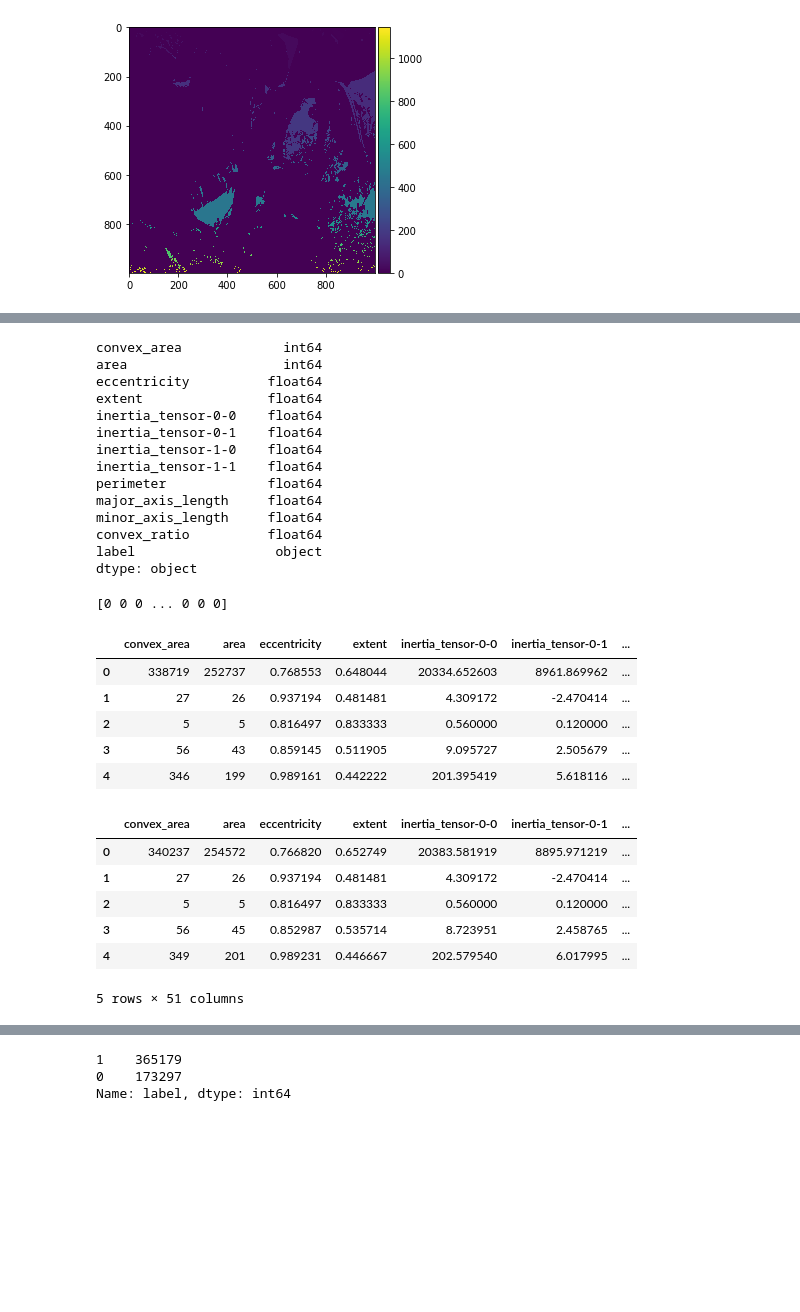
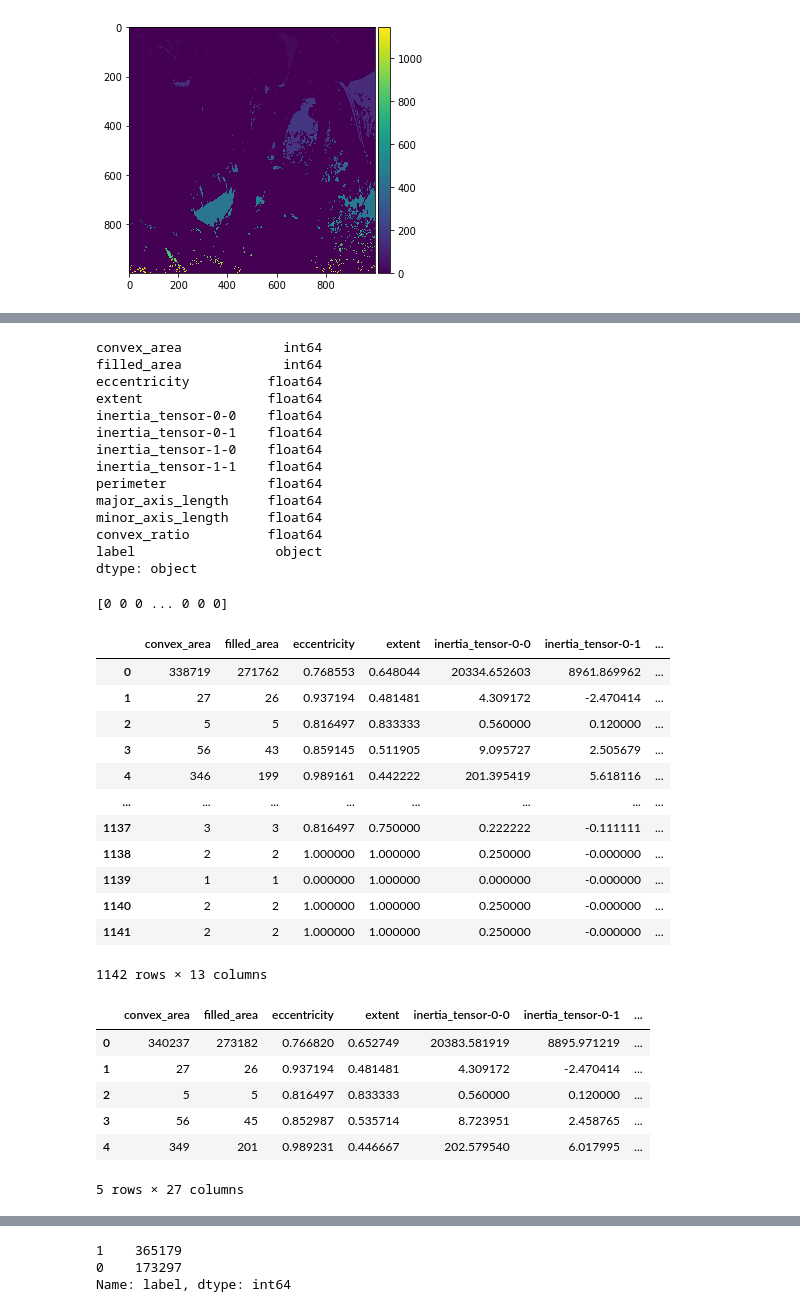
Before and after one commit to joshuabusinge/BananaVsCasava, a Jupyter notebook: CropDetectionV2.ipynb, the cells around one changed output, grey strips where cells are left out. Drawn from its saved outputs; the diff is of its cells as text; code cells hidden in the pictures; blank space fills up the shorter version.

```diff
--- a/CropDetectionV2.ipynb
+++ b/CropDetectionV2.ipynb
@@ -60,13 +60,13 @@ imshow(label_img)
 [figure]
 # %%
 table = pd.DataFrame(regionprops_table(label_img, image,
-                                       ['convex_area', 'area',
+                                       ['convex_area','filled_area',
                                         'eccentricity', 'extent',
                                         'inertia_tensor','perimeter',
                                         'major_axis_length',
                                         'minor_axis_length']))
 
-table['convex_ratio'] = table['area']/table['convex_area']
+table['convex_ratio'] = table['filled_area']/table['convex_area']
 table['label'] = image_path[0]
-table.head()
+table
 # %% [output]
@@ -80,7 +93,7 @@ table.head()
 table.dtypes
 # %% [output]
 convex_area             int64
-area                    int64
+filled_area             int64
 eccentricity          float64
 extent                float64
 inertia_tensor-0-0    float64
@@ -96,21 +109,28 @@ dtype: object
 # %%
 #Encoding categorical data values (
 from sklearn.preprocessing import LabelEncoder
 labelencoder_Y = LabelEncoder()
 #print (table.iloc[:,-1])
 table.iloc[:,-1]= labelencoder_Y.fit_transform(table.iloc[:,-1].values)
 
 print(labelencoder_Y.fit_transform(table.iloc[:,-1].values))
 
-table.head()
+table
 # %% [output]
 [0 0 0 ... 0 0 0]
-|  | convex_area | area | eccentricity | extent | inertia_tensor-0-0 | inertia_tensor-0-1 | ... |
-| 0 | 338719 | 252737 | 0.768553 | 0.648044 | 20334.652603 | 8961.869962 | ... |
+|  | convex_area | filled_area | eccentricity | extent | inertia_tensor-0-0 | inertia_tensor-0-1 | ... |
+| 0 | 338719 | 271762 | 0.768553 | 0.648044 | 20334.652603 | 8961.869962 | ... |
 | 1 | 27 | 26 | 0.937194 | 0.481481 | 4.309172 | -2.470414 | ... |
 | 2 | 5 | 5 | 0.816497 | 0.833333 | 0.560000 | 0.120000 | ... |
 | 3 | 56 | 43 | 0.859145 | 0.511905 | 9.095727 | 2.505679 | ... |
 | 4 | 346 | 199 | 0.989161 | 0.442222 | 201.395419 | 5.618116 | ... |
+| ... | ... | ... | ... | ... | ... | ... | ... |
+| 1137 | 3 | 3 | 0.816497 | 0.750000 | 0.222222 | -0.111111 | ... |
+| 1138 | 2 | 2 | 1.000000 | 1.000000 | 0.250000 | -0.000000 | ... |
+| 1139 | 1 | 1 | 0.000000 | 1.000000 | 0.000000 | -0.000000 | ... |
+| 1140 | 2 | 2 | 1.000000 | 1.000000 | 0.250000 | -0.000000 | ... |
+| 1141 | 2 | 2 | 1.000000 | 1.000000 | 0.250000 | -0.000000 | ... |
+1142 rows × 13 columns
 # %%
 image_path_list = os.listdir(path)
 df = pd.DataFrame()
@@ -124,15 +144,14 @@ for i in range(len(image_path_list)):
   label_img = label(binary)
 
   table = pd.DataFrame(regionprops_table(label_img, image,
-                          ['convex_area', 'area', 'eccentricity',
+                          ['convex_area', 'filled_area', 'eccentricity',
                            'extent', 'inertia_tensor',
                            'major_axis_length', 'minor_axis_length',
                            'perimeter', 'solidity', 'image',
-                           'orientation', 'moments_central',
-                           'moments_hu', 'euler_number',
+                           'orientation',
                            'equivalent_diameter',
                            'mean_intensity', 'bbox']))
-  table['perimeter_area_ratio'] = table['perimeter']/table['area']
+  table['perimeter_area_ratio'] = table['perimeter']/table['filled_area']
   real_images = []
   std = []
   mean = []
@@ -157,13 +176,13 @@ for i in range(len(image_path_list)):
   df = pd.concat([df, table], axis=0)
 df.head()
 # %% [output]
-|  | convex_area | area | eccentricity | extent | inertia_tensor-0-0 | inertia_tensor-0-1 | ... |
-| 0 | 340237 | 254572 | 0.766820 | 0.652749 | 20383.581919 | 8895.971219 | ... |
+|  | convex_area | filled_area | eccentricity | extent | inertia_tensor-0-0 | inertia_tensor-0-1 | ... |
+| 0 | 340237 | 273182 | 0.766820 | 0.652749 | 20383.581919 | 8895.971219 | ... |
 | 1 | 27 | 26 | 0.937194 | 0.481481 | 4.309172 | -2.470414 | ... |
 | 2 | 5 | 5 | 0.816497 | 0.833333 | 0.560000 | 0.120000 | ... |
 | 3 | 56 | 45 | 0.852987 | 0.535714 | 8.723951 | 2.458765 | ... |
 | 4 | 349 | 201 | 0.989231 | 0.446667 | 202.579540 | 6.017995 | ... |
-5 rows × 51 columns
+5 rows × 27 columns
 # %%
 df.dtypes
 # %% [output]
```
Also changed, not shown: parts of 13 cells of this notebook.
